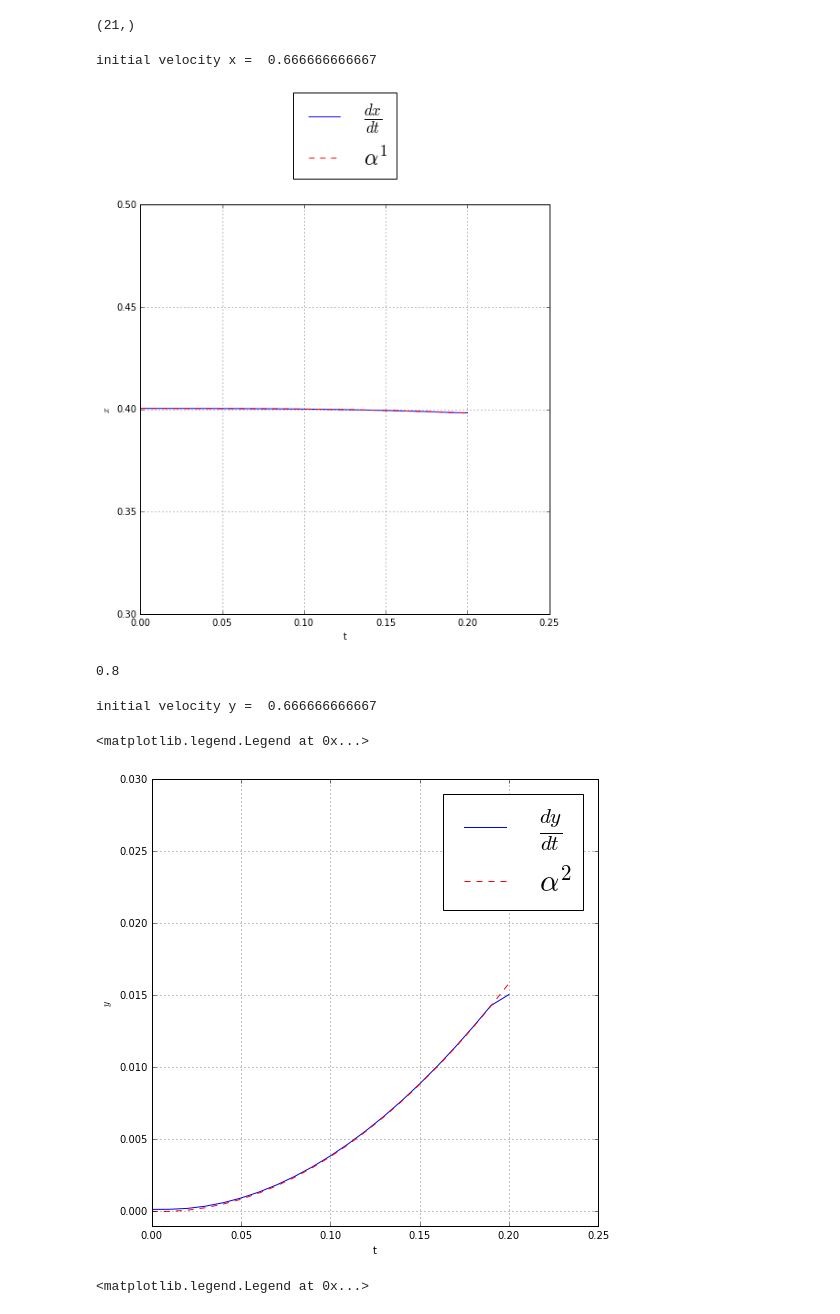
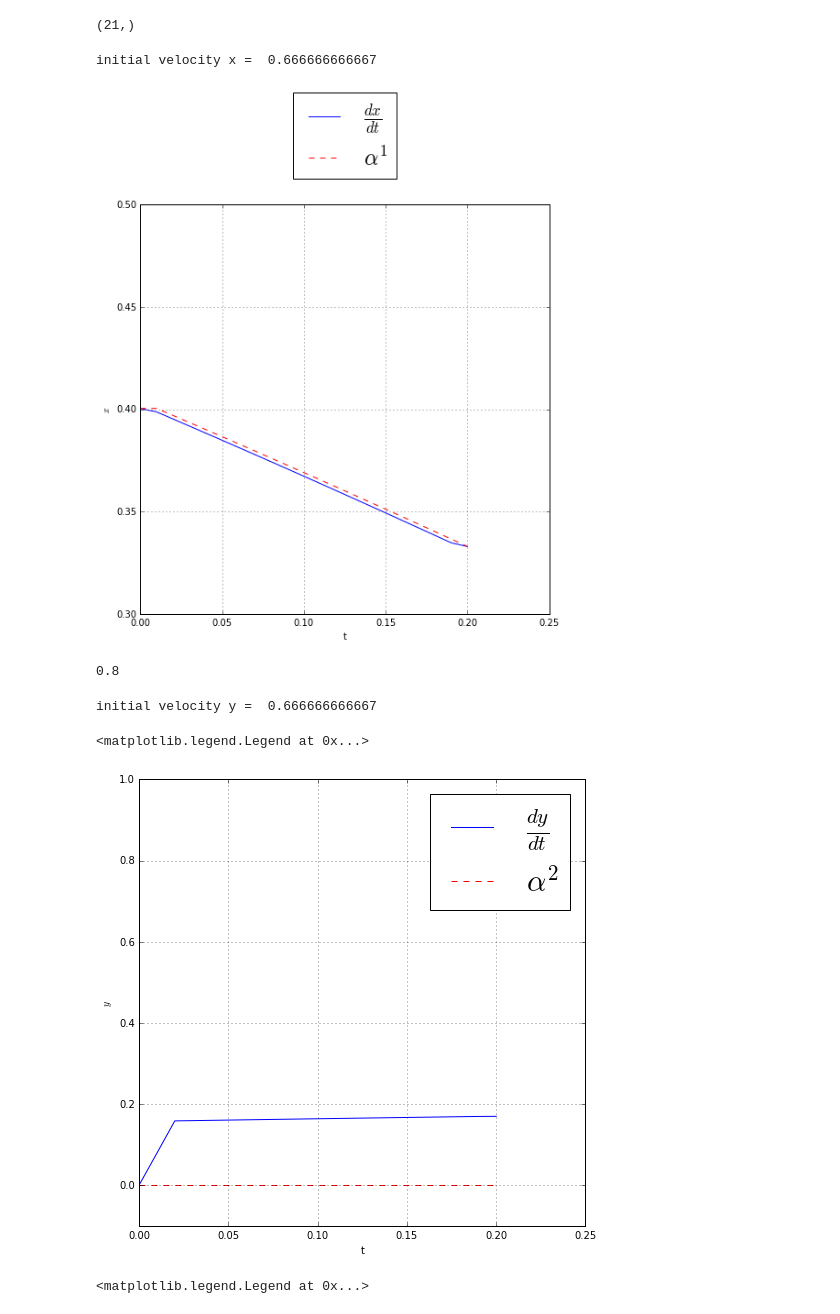
Before and after one commit to cabrer7/PyWignerCUDA2, a Jupyter notebook: instances/WignerDirac4D_64_64/X_Filtered.ipynb, the cells around one changed output. Saved outputs shown, nothing was run; the diff lists cells and outputs as text; code cells hidden in the pictures.

```diff
--- a/instances/WignerDirac4D_64_64/X_Filtered.ipynb
+++ b/instances/WignerDirac4D_64_64/X_Filtered.ipynb
@@ -59,6 +59,7 @@ class frame( GPU_WignerDirac4D ):
         self.potential_0_String  = '0.5*x'
         self.potential_1_String  = '0.'
         self.potential_2_String  = '0.'
+        self.potential_3_String  = '0.'
 
         self.D_1_potential_0_String  = '0.5'
         self.D_1_potential_1_String  = '0.'
@@ -79,7 +80,6 @@ class frame( GPU_WignerDirac4D ):
         Sets   self.PsiInitial_XP with the Wigner function of the Harmonic oscillator
         """
 
-        self.FilterParticle = False #1  #------------------------Filter-----------------------
 
         self.fileName = '/home/rcabrera/DATA/Wigner4D/' + 'HO.hdf5'
 
@@ -499,7 +499,7 @@ plt.legend(loc='upper center', bbox_to_anchor=(0.5, 1.3) , fontsize=24)
 plt.grid()
 # %% [output]
 initial velocity x =  0.666666666667
-[figure, old version]
+[figure, new version]
 # %%
 0.02*40
 # %% [output]
@@ -507,21 +507,21 @@ initial velocity x =  0.666666666667
 # %%
 print 'initial velocity y = ', 2/np.sqrt( 1 + 2**2 + 2**2  )
 
 plt.figure(figsize=(8,8))
 
 plt.plot(  instance.timeRange, np.gradient( instance.average_y , instance.dt )  , label="$\\frac{dy}{dt}$")
 #plt.plot( instance.average_p_x/instance.mass, 'r--' , label="$\\frac{p_x}{m}$")
 plt.plot( instance.timeRange, instance.average_Alpha_2 ,'r--', label="$\\alpha^2$")
 plt.ylabel("$y$")
 plt.xlabel("t")
 
-plt.ylim(-0.001,0.03)
+plt.ylim(-0.1,1)
 plt.grid()
 plt.legend(fontsize=30)
 # %% [output]
 initial velocity y =  0.666666666667
 <matplotlib.legend.Legend at 0x...>
-[figure, old version]
+[figure, new version]
 # %%
 DA = -instance.average_D_1_A_0 - instance.average_D_1_A_1 - instance.average_D_1_A_2
 
```
Also changed, not shown: parts of 11 cells of this notebook.
